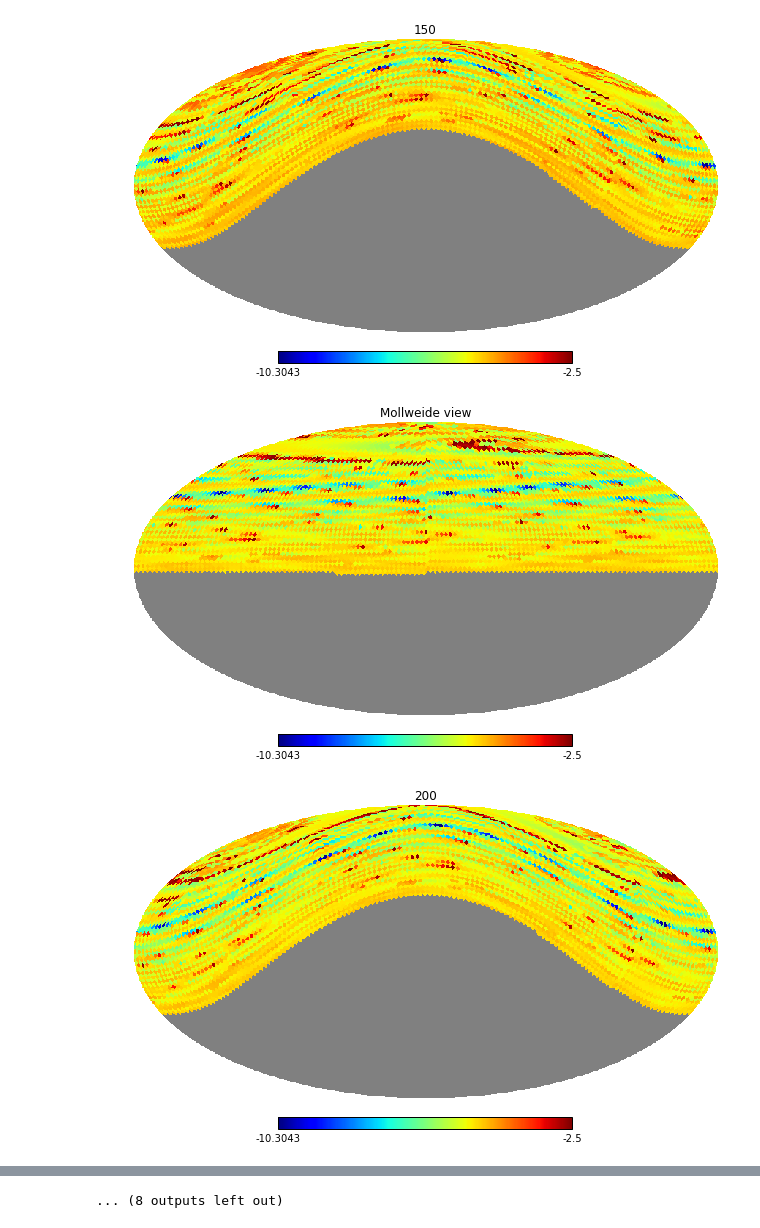
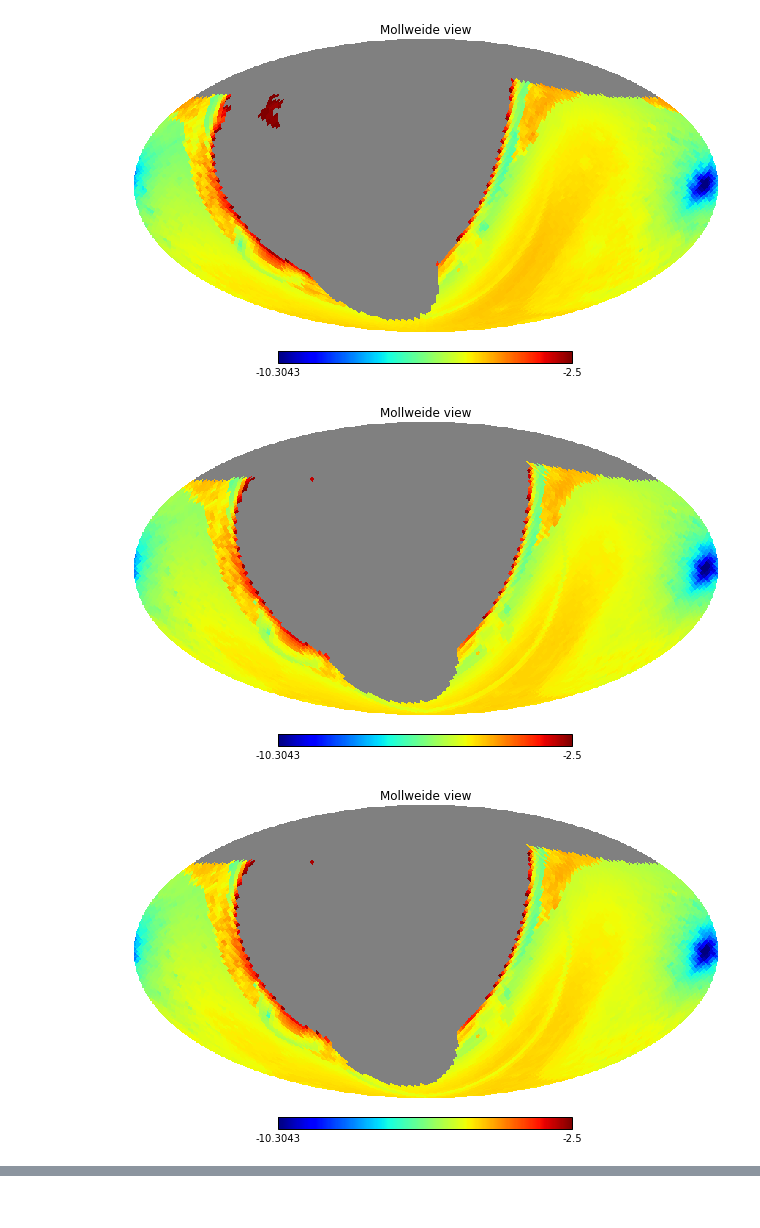
Before and after one commit to yoachim/ScratchStuff, a Jupyter notebook: allSkyCoords/readCheck.ipynb, the cells around one changed output, grey strips where cells are left out. Drawn from its saved outputs; the diff is of its cells as text; code cells hidden in the pictures.

```diff
--- a/allSkyCoords/readCheck.ipynb
+++ b/allSkyCoords/readCheck.ipynb
@@ -20,5 +20,5 @@ for i in [100,150,200, 250,300, 301,302, 350, 400, 440]:
     lmst = lmst*180/12.
     skymap[data['hpid'][good]] = data['M'][good]
     hp.mollview(skymap)
-    hp.mollview(skymap, rot=(lmst,site.latitude,0), title=str(i))
+#    hp.mollview(skymap, rot=(-lmst,site.latitude,0), title=str(i))
 # %% [output]
@@ -28,3 +28,3 @@ for i in [100,150,200, 250,300, 301,302, 350, 400, 440]:
-[figure, old version]
+[figure, new version]
-[figure, old version]
+[figure, new version]
-[figure, old version]
+[figure, new version]
@@ -37,4 +35,3 @@ for i in [100,150,200, 250,300, 301,302, 350, 400, 440]:
-... (8 outputs left out)
 # %%
 data['mjd']
 # %% [output]
```
Also changed, not shown: parts of 2 cells of this notebook.
